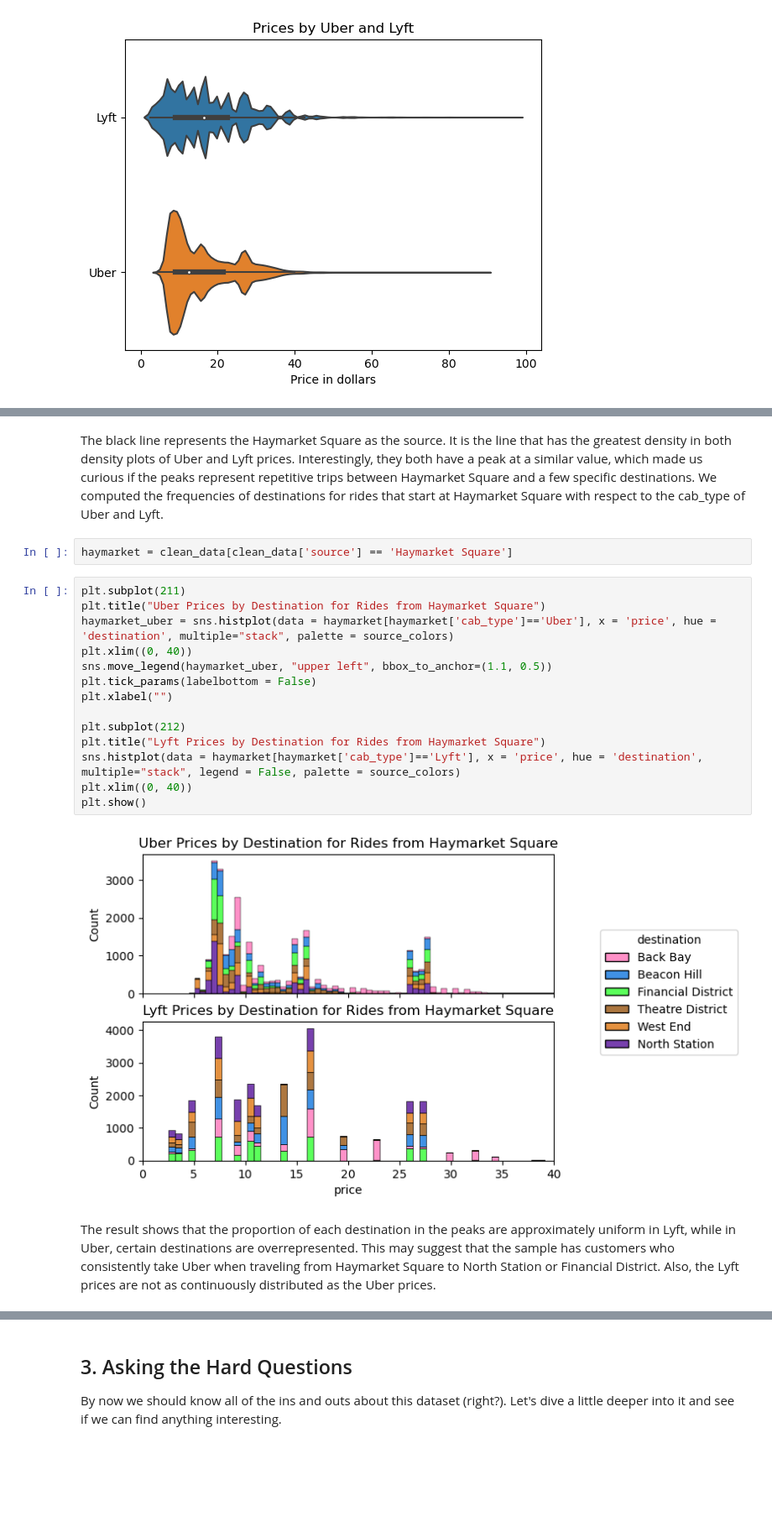
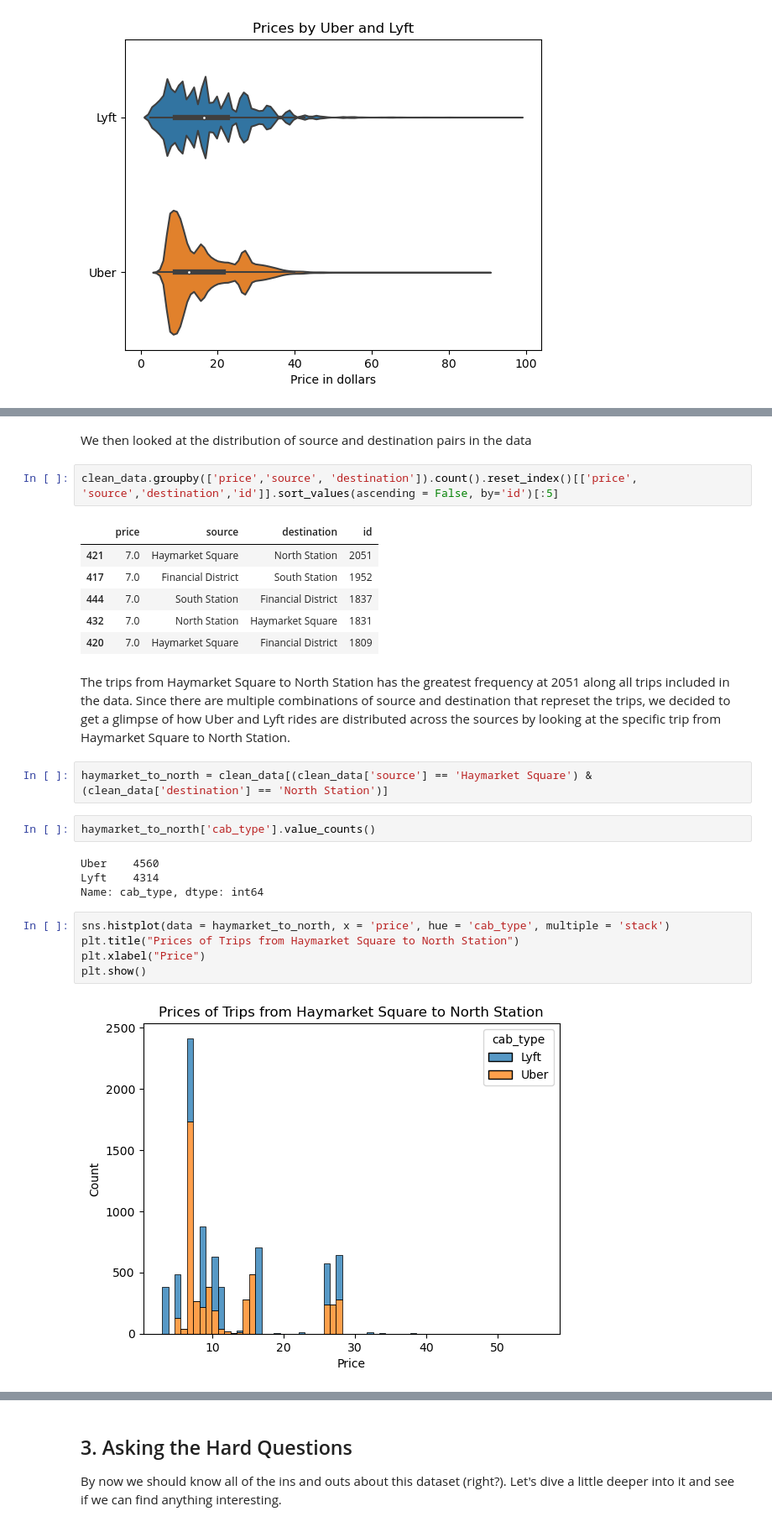
Before and after one commit to jumonlala/217_final_project, a Jupyter notebook: hw6.ipynb, the cells around one changed output, grey strips where cells are left out. Shown at 84% size. Cells and saved outputs as stored; diff of their text form; blank space fills up the shorter version.

```diff
--- a/hw6.ipynb
+++ b/hw6.ipynb
@@ -359,22 +344,28 @@ There is not much variation on the distribution of prices by each source. They b
-# %% [markdown]
-The black line represents the Haymarket Square as the source. It is the line that has the greatest density in both density plots of Uber and Lyft prices. Interestingly, they both have a peak at a similar value, which made us curious if the peaks represent  repetitive trips between Haymarket Square and a few specific destinations. We computed the frequencies of destinations for rides that start at Haymarket Square with respect to the cab_type of Uber and Lyft.
+# %% [markdown]
+We then looked at the distribution of source and destination pairs in the data
+# %%
+clean_data.groupby(['price','source', 'destination']).count().reset_index()[['price', 'source','destination','id']].sort_values(ascending = False, by='id')[:5]
+# %% [output]
+|  | price | source | destination | id |
+| 421 | 7.0 | Haymarket Square | North Station | 2051 |
+| 417 | 7.0 | Financial District | South Station | 1952 |
+| 444 | 7.0 | South Station | Financial District | 1837 |
+| 432 | 7.0 | North Station | Haymarket Square | 1831 |
+| 420 | 7.0 | Haymarket Square | Financial District | 1809 |
+# %% [markdown]
+The trips from Haymarket Square to North Station has the greatest frequency at 2051 along all trips included in the data. Since there are multiple combinations of source and destination that represet the trips, we decided to get a glimpse of how Uber and Lyft rides are distributed across the sources by looking at the specific trip from Haymarket Square to North Station.
 # %%
-haymarket = clean_data[clean_data['source'] == 'Haymarket Square']
+haymarket_to_north = clean_data[(clean_data['source'] == 'Haymarket Square') & (clean_data['destination'] == 'North Station')]
-# %%
-plt.subplot(211)
-plt.title("Uber Prices by Destination for Rides from Haymarket Square")
-haymarket_uber = sns.histplot(data = haymarket[haymarket['cab_type']=='Uber'], x = 'price', hue = 'destination', multiple="stack", palette = source_colors)
-plt.xlim((0, 40))
-sns.move_legend(haymarket_uber, "upper left", bbox_to_anchor=(1.1, 0.5))
-plt.tick_params(labelbottom = False)
-plt.xlabel("")
-
-plt.subplot(212)
-plt.title("Lyft Prices by Destination for Rides from Haymarket Square")
-sns.histplot(data = haymarket[haymarket['cab_type']=='Lyft'], x = 'price', hue = 'destination', multiple="stack", legend = False, palette = source_colors)
-plt.xlim((0, 40))
-plt.show()
-# %% [output]
-[figure, removed]
-# %% [markdown]
-The result shows that the proportion of each destination in the peaks are approximately uniform in Lyft, while in Uber, certain destinations are overrepresented. This may suggest that the sample has customers who consistently take Uber when traveling from Haymarket Square to North Station or Financial District. Also, the Lyft prices are not as continuously distributed as the Uber prices.
+# %%
+haymarket_to_north['cab_type'].value_counts()
+# %% [output]
+Uber    4560
+Lyft    4314
+Name: cab_type, dtype: int64
+# %%
+sns.histplot(data = haymarket_to_north, x = 'price', hue = 'cab_type', multiple = 'stack')
+plt.title("Prices of Trips from Haymarket Square to North Station")
+plt.xlabel("Price")
+plt.show()
+# %% [output]
+[figure, added]
```
Also changed, not shown: parts of 38 cells of this notebook.
